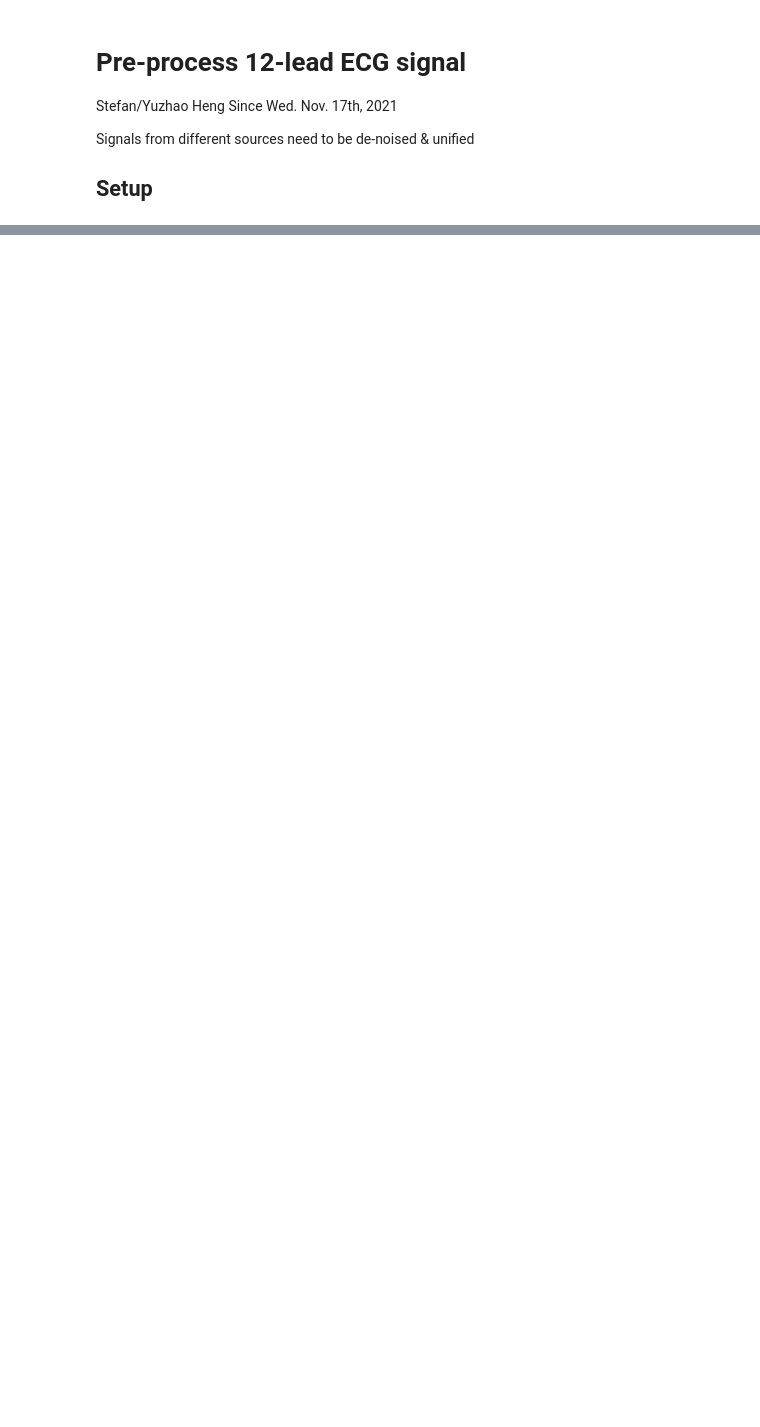
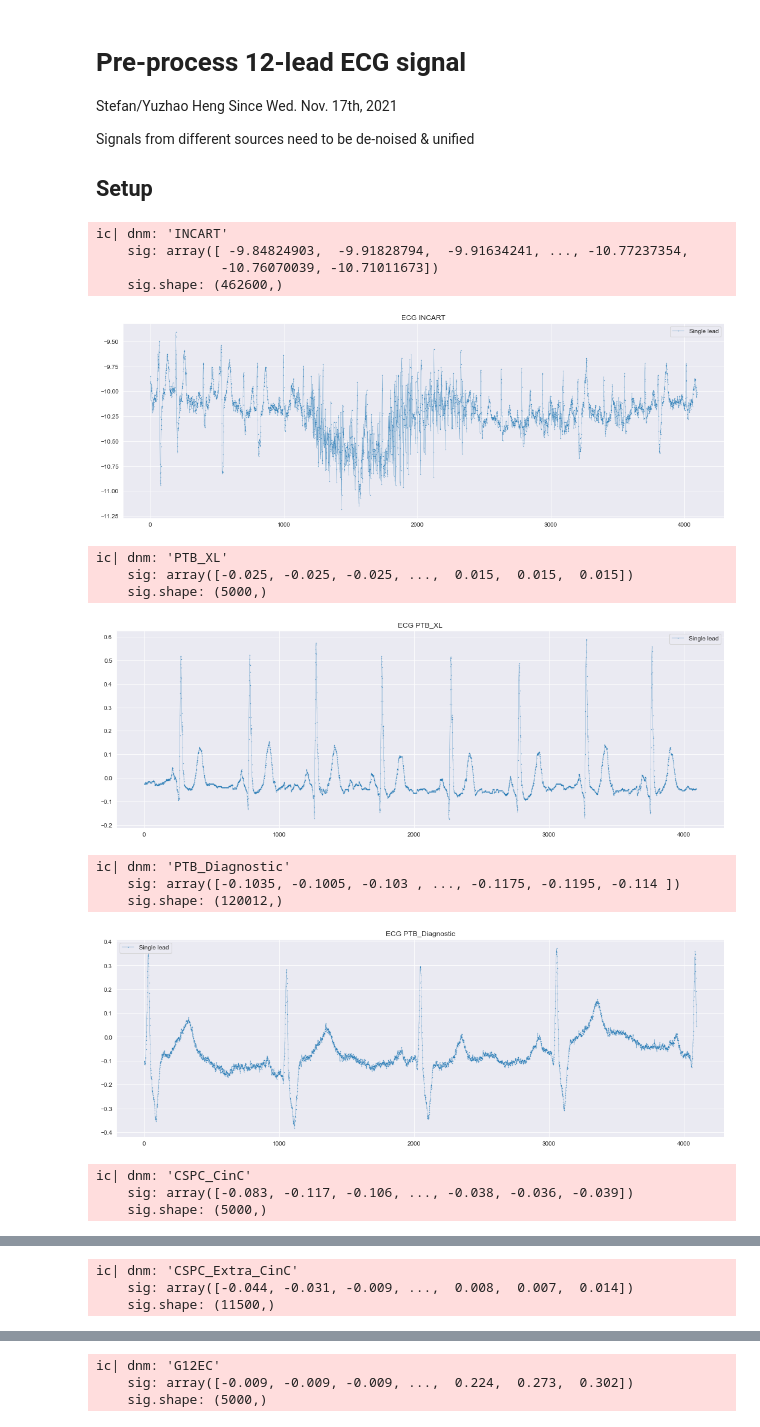
Before and after one commit to StefanHeng/ECG-Representation-Learning, a Jupyter notebook: Data_Processing/explore_preprocessing.ipynb, the cells around one changed output, grey strips where cells are left out. Saved outputs shown, nothing was run; the diff lists cells and outputs as text; code cells hidden in the pictures; blank space fills up the shorter version.

```diff
--- a/Data_Processing/explore_preprocessing.ipynb
+++ b/Data_Processing/explore_preprocessing.ipynb
@@ -9,10 +9,37 @@ Signals from different sources need to be de-noised & unified
 
 ## Setup
 # %%
+import math
+
 import numpy as np
+import pywt
 from icecream import ic
 
 from util import *
 
 
 np.random.seed(config('random_seed'))
+
+
+d_sig = dict()
+for dnm in config('datasets_export.total'):
+    sig = d_sig[dnm] = get_signal_eg(dnm=dnm)[:, 0]  # Single lead
+    ic(dnm, sig, sig.shape)
+    plot_single(sig[:2**12], label='Single lead', title=f'ECG {dnm}')
+# %% [output]
+ic| dnm: 'INCART'
+    sig: array([ -9.84824903,  -9.91828794,  -9.91634241, ..., -10.77237354,
+                -10.76070039, -10.71011673])
+    sig.shape: (462600,)
+[figure, added]
+ic| dnm: 'PTB_XL'
+    sig: array([-0.025, -0.025, -0.025, ...,  0.015,  0.015,  0.015])
+    sig.shape: (5000,)
+[figure, added]
+ic| dnm: 'PTB_Diagnostic'
+    sig: array([-0.1035, -0.1005, -0.103 , ..., -0.1175, -0.1195, -0.114 ])
+    sig.shape: (120012,)
+[figure, added]
+ic| dnm: 'CSPC_CinC'
+    sig: array([-0.083, -0.117, -0.106, ..., -0.038, -0.036, -0.039])
+    sig.shape: (5000,)
@@ -18,0 +47,3 @@ np.random.seed(config('random_seed'))
+ic| dnm: 'CSPC_Extra_CinC'
+    sig: array([-0.044, -0.031, -0.009, ...,  0.008,  0.007,  0.014])
+    sig.shape: (11500,)
@@ -18,0 +51,3 @@ np.random.seed(config('random_seed'))
+ic| dnm: 'G12EC'
+    sig: array([-0.009, -0.009, -0.009, ...,  0.224,  0.273,  0.302])
+    sig.shape: (5000,)
```
Also changed, not shown: parts of 9 cells of this notebook, 8 other files.
